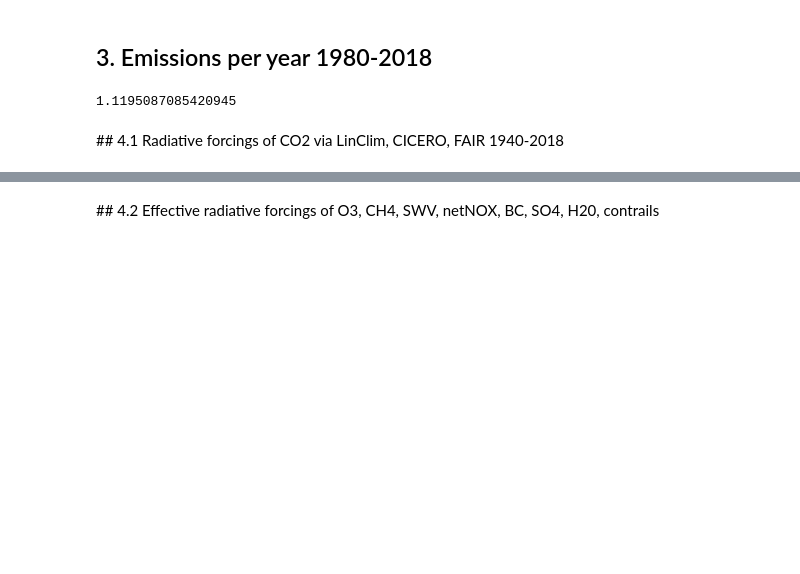
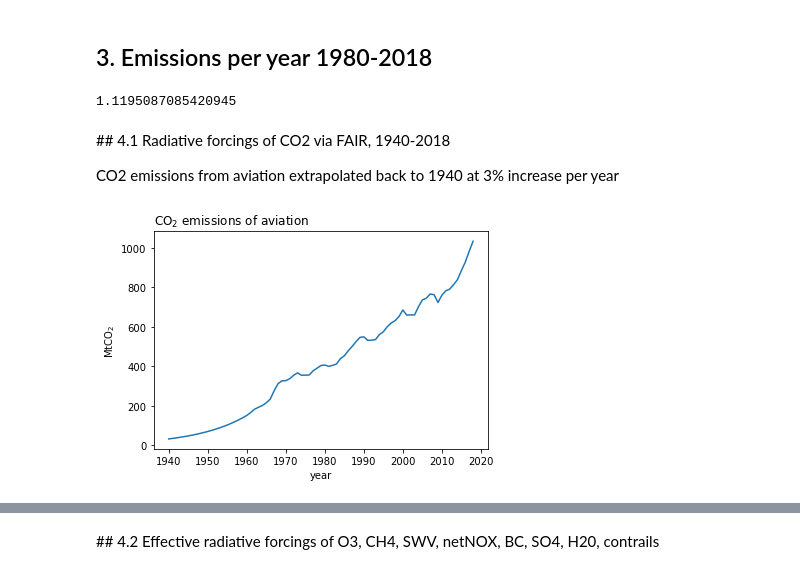
Before and after one commit to milankl/FlyingClimate, a Jupyter notebook: scripts/aviation_warming.ipynb, the cells around one changed output, grey strips where cells are left out. Cells and saved outputs as stored; diff of their text form; code cells hidden in the pictures; blank space fills up the shorter version.

```diff
--- a/scripts/aviation_warming.ipynb
+++ b/scripts/aviation_warming.ipynb
@@ -144,4 +148,6 @@ fuel[38]*Tg2kg/0.8 / 365.25/ 1e9
 # %% [output]
 1.1195087085420945
 # %% [markdown]
-## 4.1 Radiative forcings of CO2 via LinClim, CICERO, FAIR 1940-2018
+## 4.1 Radiative forcings of CO2 via FAIR, 1940-2018
+
+CO2 emissions from aviation extrapolated back to 1940 at 3% increase per year
@@ -160,0 +154,15 @@ co2rf_mean1980 = co2rf_mean[co2rf_years > 1979]
+# %%
+co2_1940 = np.zeros(2018-1940+1)
+co2_1940[40:] = co2    # set the 1980 to 2018 values
+for i in range(1980-1940)[::-1]:
+    co2_1940[i] = co2_1940[i+1]*(1-0.04)
+
+DF_CO2_1940 = pd.read_csv(path+"data/co2_1940.csv")
+co2_1940[:40] = DF_CO2_1940["CO2 [Tg/yr]"]
+
+plt.plot(np.arange(1940,2019),co2_1940)
+plt.title(r"CO$_2$ emissions of aviation",loc="left")
+plt.ylabel(r"MtCO$_2$")
+plt.xlabel("year");
+# %% [output]
+[figure, added]
```
Also changed, not shown: parts of 22 cells of this notebook, 8 other files.
